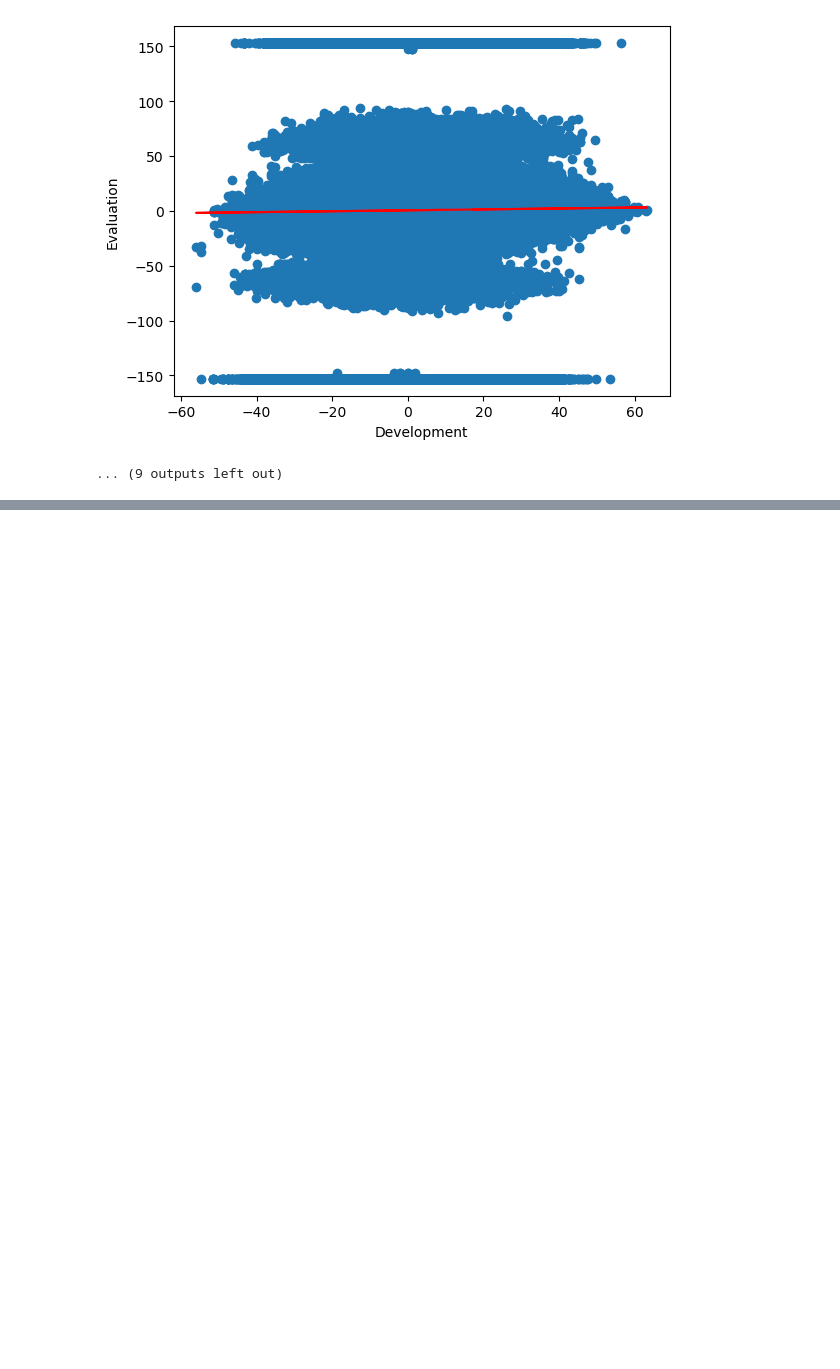
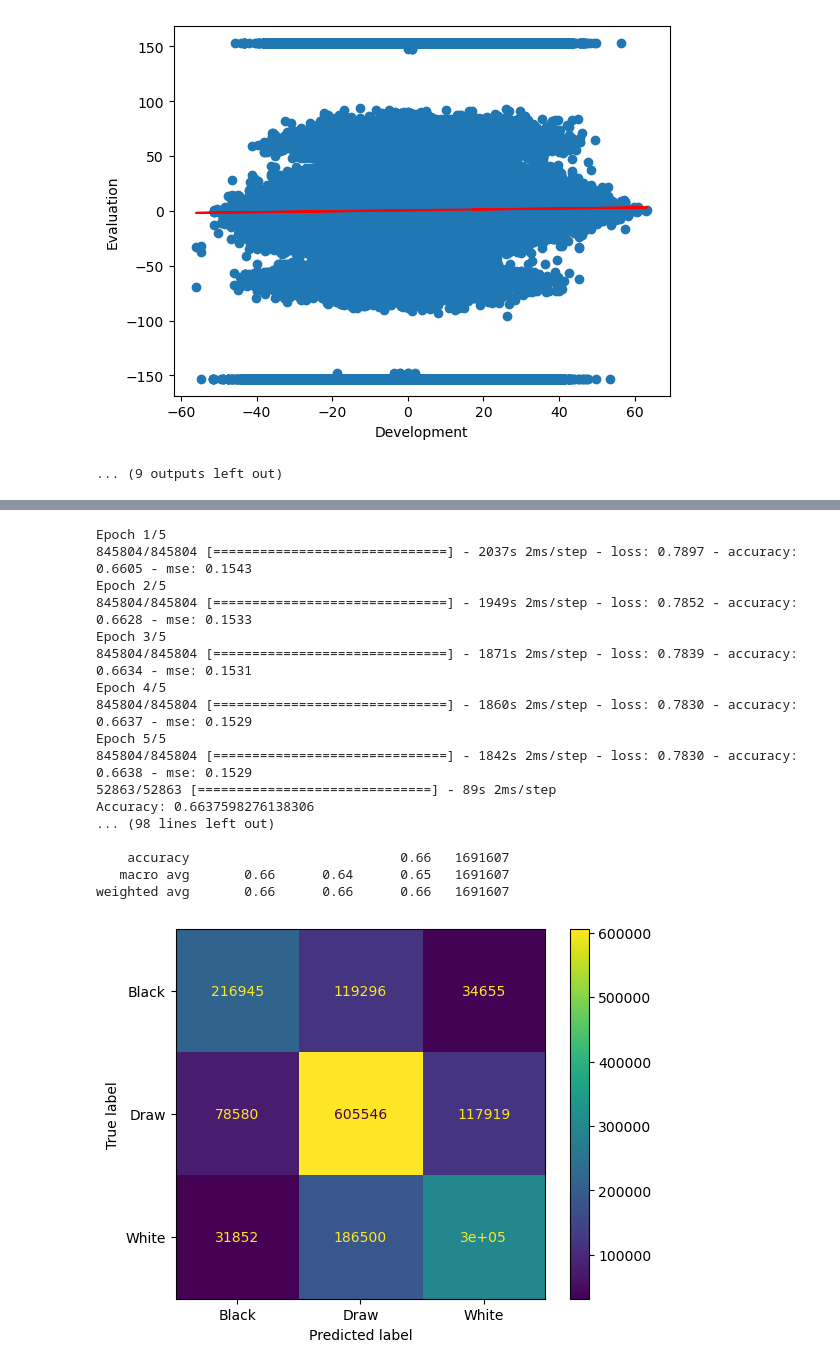
Before and after one commit to ezh247467/CSE151A-Group-Project, a Jupyter notebook: Group_Project.ipynb, the cells around one changed output, grey strips where cells are left out. Cells and saved outputs as stored; diff of their text form; code cells hidden in the pictures; blank space fills up the shorter version.

```diff
--- a/Group_Project.ipynb
+++ b/Group_Project.ipynb
@@ -730,32 +728,53 @@ weighted avg       0.66      0.66      0.66    845804
 # %%
 kfold = RepeatedKFold(n_splits = 5, n_repeats = 1)
-for train_index, test_index in kfold.split(chessData_df):
+X_data = pd.DataFrame(X_data)
+y_data = pd.DataFrame(y_data)
+for train_index, test_index in kfold.split(NN_data):
   X_train = X_data.iloc[train_index]
   X_test = X_data.iloc[test_index]
   y_train = y_data.iloc[train_index]
-  y_test = y_data.iloc[test_index]
+  y_test = np.array(y_data.iloc[test_index])
 
   classifier = Sequential() # Initialising the ANN
 
   classifier.add(Dense(units = 64, activation = 'relu', input_dim = 4)) # 4 features to test against classes
   classifier.add(Dense(units = 128, activation = 'relu'))
   classifier.add(Dense(units = 256, activation = 'relu'))
   classifier.add(Dense(units = 512, activation = 'relu'))
   classifier.add(Dense(units = 256, activation = 'relu'))
   classifier.add(Dense(units = 128, activation = 'relu'))
   classifier.add(Dense(units = 64, activation = 'relu'))
   classifier.add(Dense(units = 3, activation = 'softmax'))
 
   classifier.compile(optimizer = SGD(learning_rate=0.01), loss = 'categorical_crossentropy', metrics=["accuracy", "mse"])
 
   history = classifier.fit(X_train.astype(float), y_train.astype(float), batch_size = 8, epochs = 5)
   yhat_test = classifier.predict(X_test.astype(float))
   hist_metric = history.history
   print(f'Accuracy: {hist_metric.get("accuracy")[-1]}')
   print(f'MSE: {hist_metric.get("mse")[-1]}')
   yhat_test_indices = np.argmax(yhat_test, axis=1)
   y_test_indices = np.argmax(y_test, axis=1)
   print(classification_report(y_test_indices,yhat_test_indices))
   myconfusionmatrixtrain = confusion_matrix(y_test_indices, yhat_test_indices, labels=[i for i in range(3)])
   mycmdisptrain = ConfusionMatrixDisplay(confusion_matrix=myconfusionmatrixtrain, display_labels=['Black', 'Draw', 'White'])
   mycmdisptrain.plot()
+# %% [output]
+Epoch 1/5
+845804/845804 [==============================] - 2037s 2ms/step - loss: 0.7897 - accuracy: 0.6605 - mse: 0.1543
+Epoch 2/5
+845804/845804 [==============================] - 1949s 2ms/step - loss: 0.7852 - accuracy: 0.6628 - mse: 0.1533
+Epoch 3/5
+845804/845804 [==============================] - 1871s 2ms/step - loss: 0.7839 - accuracy: 0.6634 - mse: 0.1531
+Epoch 4/5
+845804/845804 [==============================] - 1860s 2ms/step - loss: 0.7830 - accuracy: 0.6637 - mse: 0.1529
+Epoch 5/5
+845804/845804 [==============================] - 1842s 2ms/step - loss: 0.7830 - accuracy: 0.6638 - mse: 0.1529
+52863/52863 [==============================] - 89s 2ms/step
+Accuracy: 0.6637598276138306
+... (98 lines left out)
+
+    accuracy                           0.66   1691607
+   macro avg       0.66      0.64      0.65   1691607
+weighted avg       0.66      0.66      0.66   1691607
+[figure, added]
```
Also changed, not shown: parts of 5 cells of this notebook, 1 other file.
